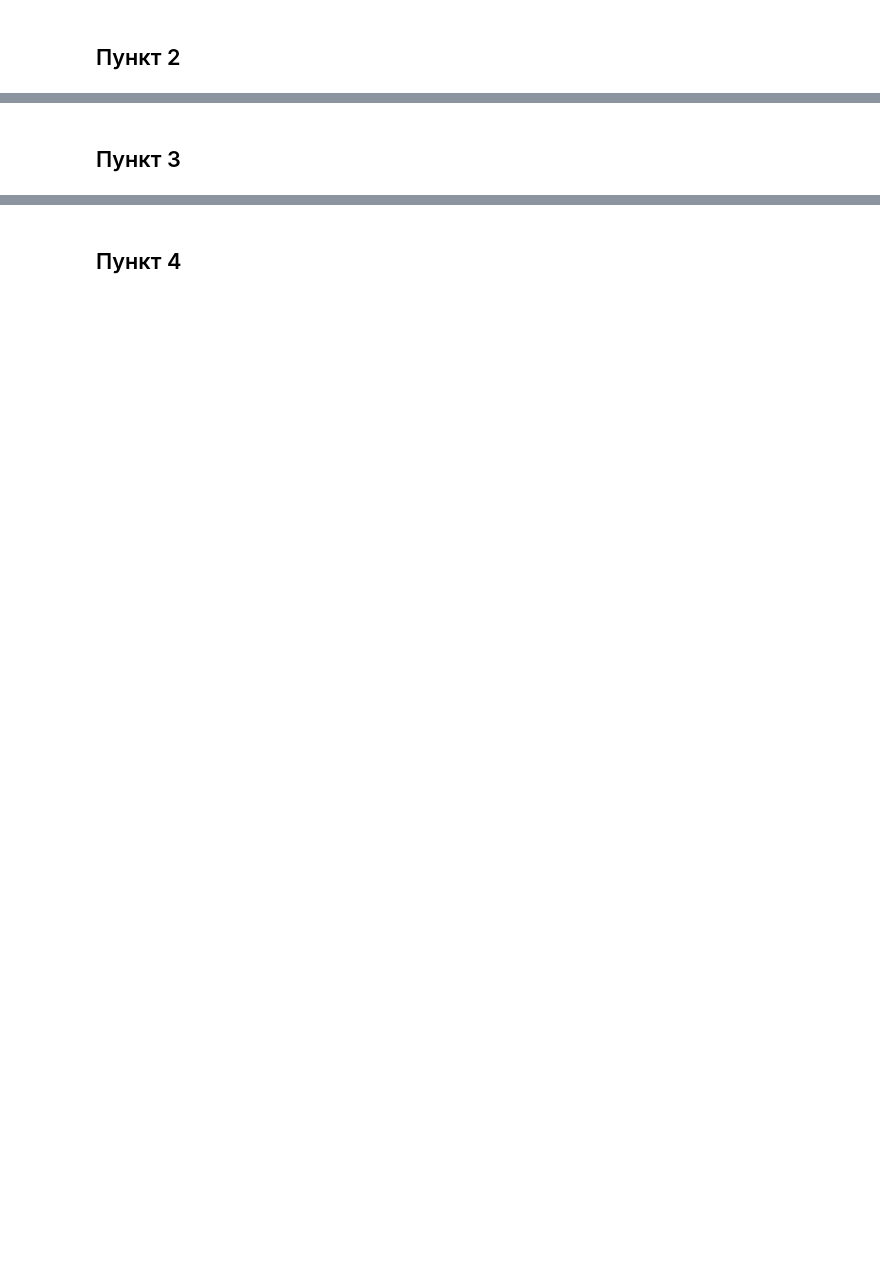
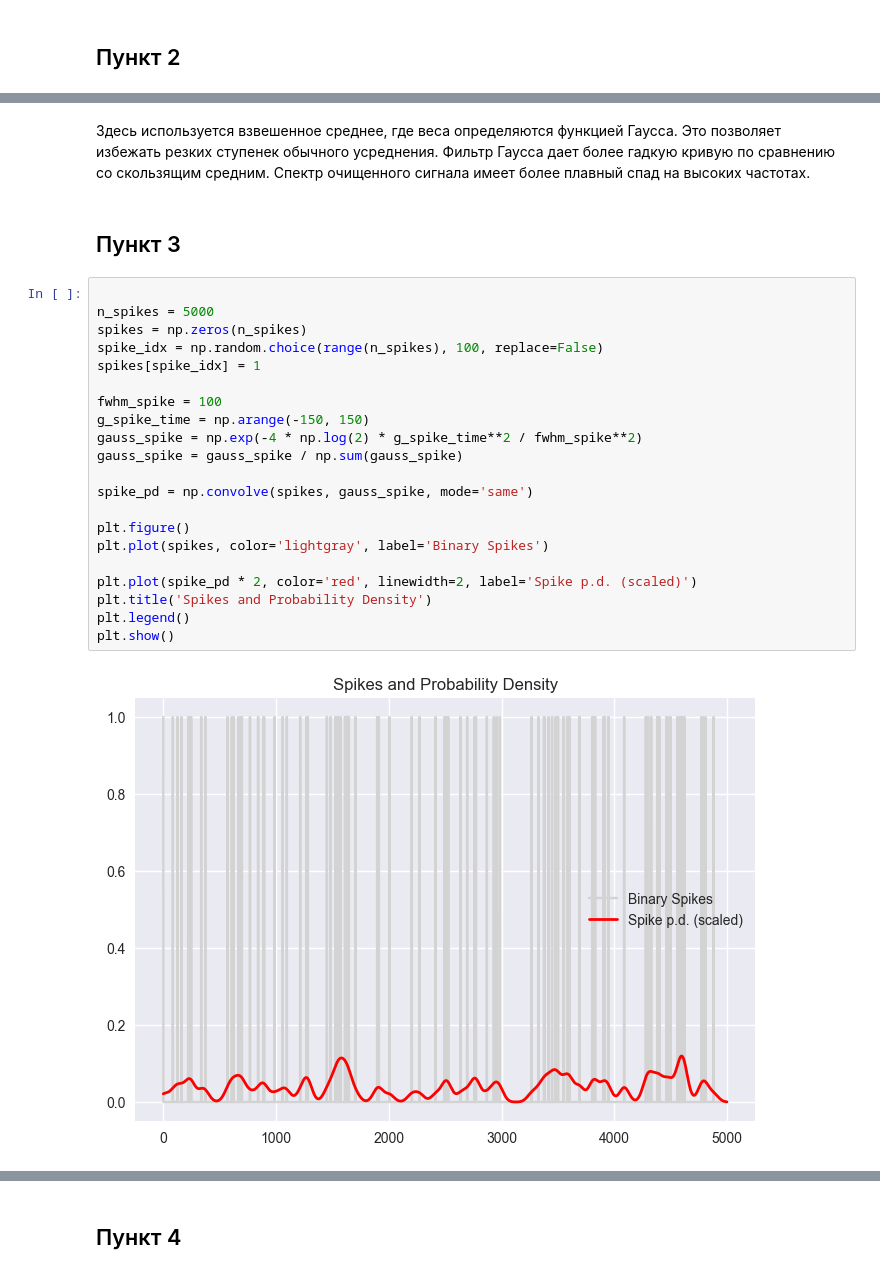
Before and after one commit to KamenevIvan/DPoS, a Jupyter notebook: lab6.ipynb, the cells around one changed output, grey strips where cells are left out. Drawn from its saved outputs; the diff is of its cells as text; blank space fills up the shorter version.

```diff
--- a/lab6.ipynb
+++ b/lab6.ipynb
@@ -44,2 +89,28 @@ plt.show()
+# %% [markdown]
+Здесь используется взвешенное среднее, где веса определяются функцией Гаусса. Это позволяет избежать резких ступенек обычного усреднения.
+Фильтр Гаусса дает более гадкую кривую по сравнению со скользящим средним. Спектр очищенного сигнала имеет более плавный спад на высоких частотах.
 # %% [markdown]
 ## Пункт 3
+# %%
+
+n_spikes = 5000
+spikes = np.zeros(n_spikes)
+spike_idx = np.random.choice(range(n_spikes), 100, replace=False)
+spikes[spike_idx] = 1
+
+fwhm_spike = 100
+g_spike_time = np.arange(-150, 150)
+gauss_spike = np.exp(-4 * np.log(2) * g_spike_time**2 / fwhm_spike**2)
+gauss_spike = gauss_spike / np.sum(gauss_spike)
+
+spike_pd = np.convolve(spikes, gauss_spike, mode='same')
+
+plt.figure()
+plt.plot(spikes, color='lightgray', label='Binary Spikes')
+
+plt.plot(spike_pd * 2, color='red', linewidth=2, label='Spike p.d. (scaled)')
+plt.title('Spikes and Probability Density')
+plt.legend()
+plt.show()
+# %% [output]
+[figure, added]
```
Also changed, not shown: parts of 9 cells of this notebook, 4 other files.
